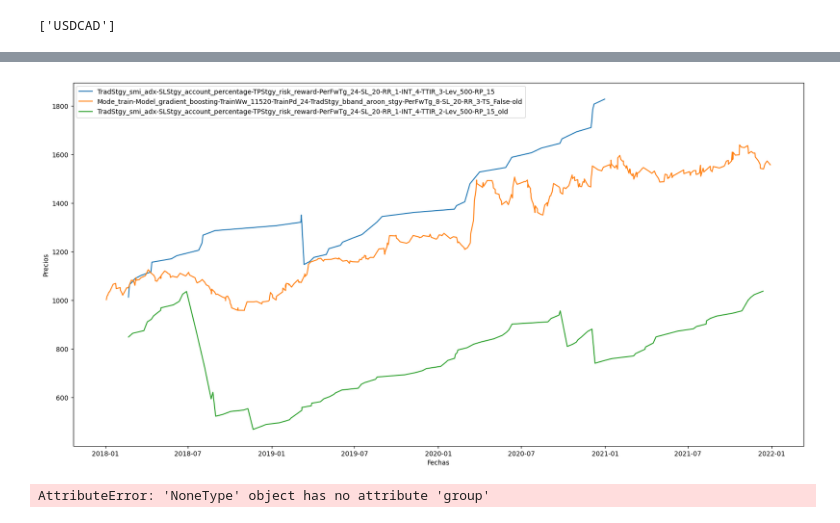
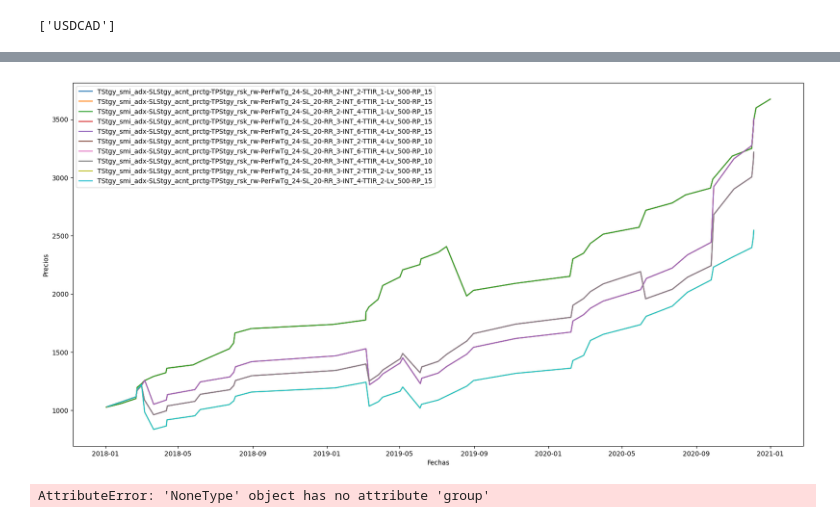
Before and after one commit to SaidJacobo/forex_ml_bot, a Jupyter notebook: notebooks/see_all_experiments.ipynb, the cells around one changed output, grey strips where cells are left out. Cells and saved outputs as stored; diff of their text form; code cells hidden in the pictures.

```diff
--- a/notebooks/see_all_experiments.ipynb
+++ b/notebooks/see_all_experiments.ipynb
@@ -256,18 +270,10 @@ positive_results = results[
         'avg_test_recall',
         'avg_test_f1',
     ]
-].sort_values(by='wallet', ascending=False)#.reset_index()#.rename(columns={'index':'exp'})
+]
 
-# positive_results = positive_results[
-#     (results['wallet']>5000)
-#     & (results['max_drawdown']<=0.1)
-# ].sort_values(by='sharpe_ratio', ascending=False)
+positive_results = positive_results.sort_values(by=['wallet', 'sharpe_ratio', 'max_drawdown'], ascending=[False, False, True])
 
-
-# positive_results[
-#     (positive_results.exp.str.contains('bband_doub_sell_stgy'))
-#     & positive_results.exp.str.contains('gradient_boosting')
-# ].head(50).set_index('exp')
 positive_results.head(50)
 # %% [output]
 |  | operation_ratio_2 | operation_ratio | buy_ratio | mean_perc_returns | std_perc_returns | winning_rate | ... |
@@ -278,35 +297,35 @@ positive_results.head(50)
 import time
 import matplotlib.pyplot as plt
 import numpy as np
 from IPython.display import clear_output
 
-filter_results = positive_results.iloc[0:3]
+filter_results = positive_results.sort_values(by='wallet', ascending=False).head(10)
 fig, ax = plt.subplots(figsize=(20, 10))
 for path in filter_results.index:
 
     wallet = pd.read_csv(os.path.join(experiments_path, path, 'wallet.csv'))
 
     # Datos de ejemplo
     x_wallet = pd.to_datetime(wallet['date'])
     y_wallet = wallet['wallet']  # Datos para la línea
 
     # Crear una figura y ejes
 
     # Agregar la línea
     ax.plot(x_wallet, y_wallet, label=f'{path}')
 
 # Etiquetas de los ejes y leyenda
 ax.set_xlabel('Fechas')
 ax.set_ylabel('Precios')
 ax.legend()
 
     # Mostrar el gráfico
     # print(path)
 plt.show()
     # time.sleep(5)
     # clear_output(wait=True)
 # %% [output]
-[figure, old version]
+[figure, new version]
 # %%
 import re
 # %%
```
Also changed, not shown: parts of 3 cells of this notebook, 12 other files.
